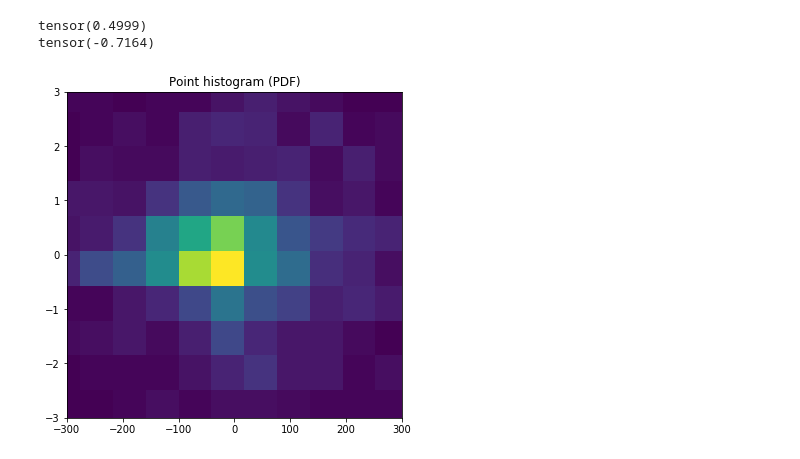
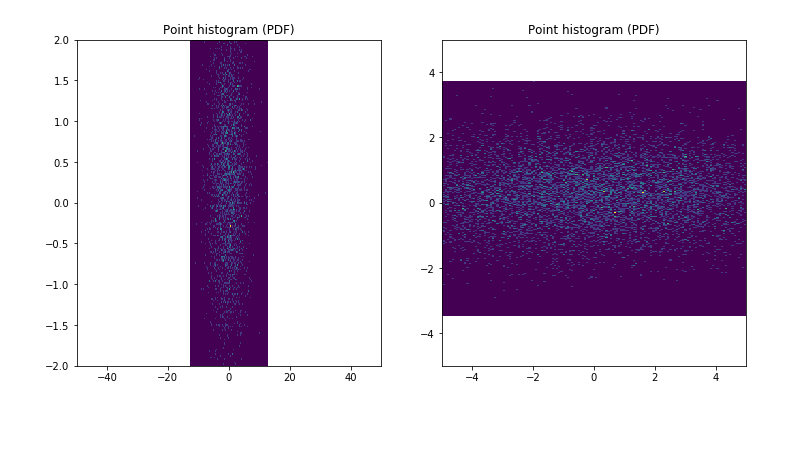
Before and after one commit to NGoetz/NF, a Jupyter notebook: NISTestv2.ipynb, the cells around one changed output. Saved outputs shown, nothing was run; the diff lists cells and outputs as text; code cells hidden in the pictures; blank space fills up the shorter version.

Commit message:
Included early stopping, normal distribution initialisation, experiments with translation

```diff
--- a/NISTestv2.ipynb
+++ b/NISTestv2.ipynb
@@ -226,42 +243,65 @@ rcParams['axes.labelpad'] = 80
 
 print("\n")
 """
-# %%
-w = torch.empty(2000000, 1)
-torch.nn.init.uniform_(w)
-print(torch.mean(w))
-Y=torch.tan((w-0.5)*(np.pi))
-print(torch.mean(torch.mul(Y,1/(np.pi*(w**2)+np.pi))))
-# %% [output]
-tensor(0.4999)
-tensor(-0.7164)
 # %%
-w = torch.empty((1600,2))
+w = torch.empty((250,2))
 torch.nn.init.uniform_(w,0,1)
-z=100*torch.tan((w-0.5)*(np.pi))
-Y=NF.format_input(z)
+q = torch.empty((12100,2))
+torch.nn.init.normal_(q,std=10)
+z=150*torch.tan((w-0.5)*(np.pi))
+
+#more bins than points= fine grid
+Y=NF.format_input(q)
 X=NF.model(Y)
-Z=(torch.atan(X)/np.pi+0.5).data.numpy()
+XX=NF.best_model(Y)
+#Z=(torch.atan(X)/np.pi+0.5).data.numpy()
 #print(Z)
 X=X.data.numpy()
+XX=XX.data.numpy()
 z=z.data.numpy()
 #a3=fig.add_subplot(133)
-fig = plt.figure(figsize=(6, 6))
-a3=fig.add_subplot(111)
-plt.hist2d(X[:,0],X[:,1],bins=2500)
+fig = plt.figure(figsize=(12, 6))
+a3=fig.add_subplot(121)
+
+plt.hist2d(X[:,0],X[:,1],bins=360)
 axes = plt.gca()
-axes.set_xlim([-300,300])
-axes.set_ylim([-3,3])
+axes.set_xlim([-50,50])
+axes.set_ylim([-2,2])
 #a3.set_aspect(aspect=1.)
 
 
 a3.title.set_text('Point histogram (PDF)')
 a3.tick_params(
     axis='both',          # changes apply to the x-axis
     which='both',      # both major and minor ticks are affected
     bottom=True,      # ticks along the bottom edge are off
     left=True,         # ticks along the top edge are off
     labelbottom=True,
     labelleft=True)
+
+
+#fig = plt.figure(figsize=(6, 6))
+a4=fig.add_subplot(122)
+#plt.hist2d(X[:,0],X[:,1],bins=2500)
+#Q=[[]]
+#Q=[[-1,-1,-1],[2,2,2]]
+#Q[:,1]=[,]
+#Q=np.ones((10,2))
+#Q[:,0]*=-1
+plt.hist2d(XX[:,0],XX[:,1],bins=360)
+axes = plt.gca()
+axes.set_xlim([-5,5])
+axes.set_ylim([-5,5])
+#a3.set_aspect(aspect=1.)
+
+
+a4.title.set_text('Point histogram (PDF)')
+a4.tick_params(
+    axis='both',          # changes apply to the x-axis
+    which='both',      # both major and minor ticks are affected
+    bottom=True,      # ticks along the bottom edge are off
+    left=True,         # ticks along the top edge are off
+    labelbottom=True,
+    labelleft=True)
 # %% [output]
-[figure, old version]
+[figure, new version]
```
Also changed, not shown: parts of 10 cells of this notebook, 2 other files.
